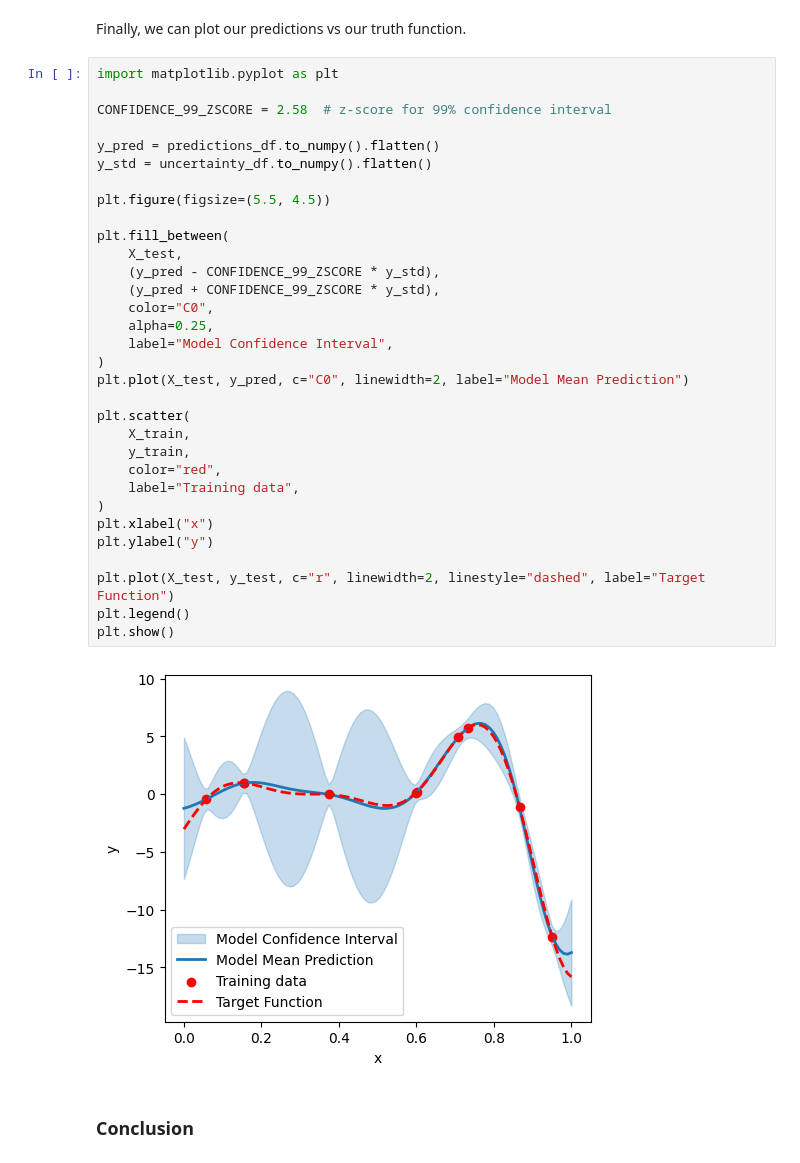
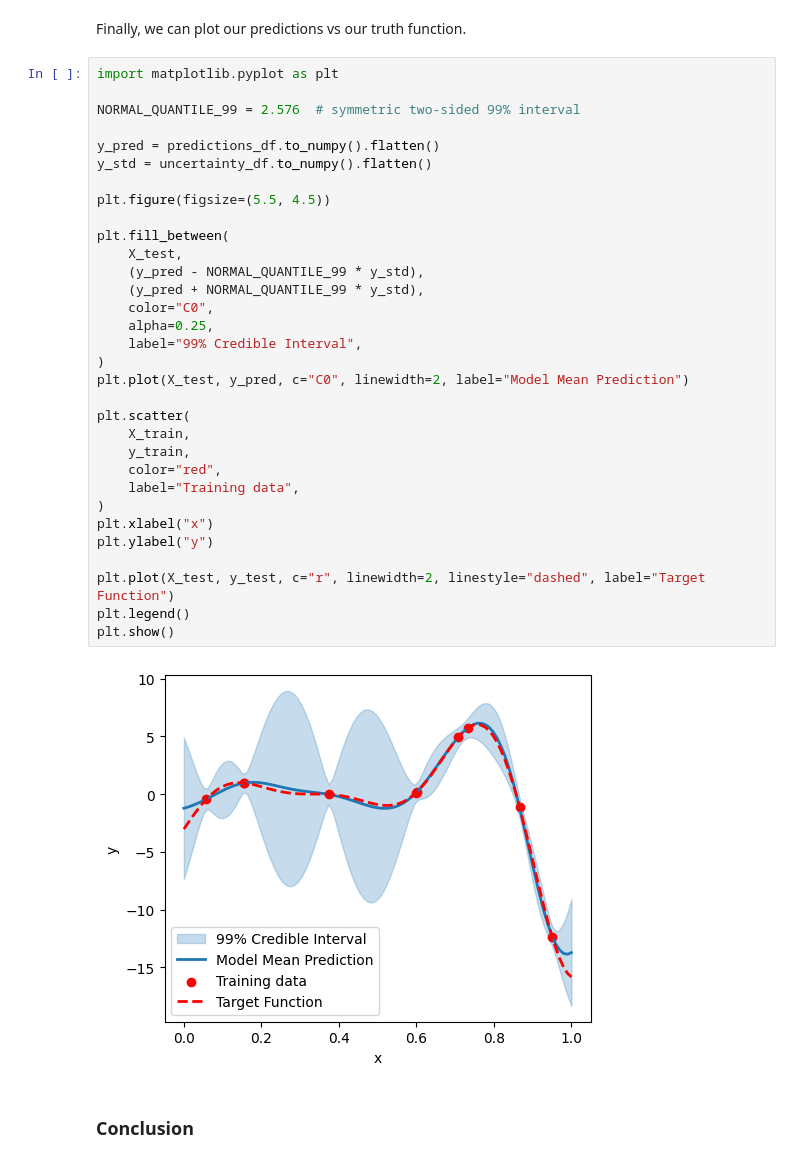
Before and after one commit to digiLab-ai/uncertainty-engine-sdk, a Jupyter notebook: examples/train_predict.ipynb, the cells around one changed output. Saved outputs shown, nothing was run; the diff lists cells and outputs as text.

Commit message:
Remove frequentist terminology and remake plot

```diff
--- a/examples/train_predict.ipynb
+++ b/examples/train_predict.ipynb
@@ -417,37 +417,37 @@ Finally, we can plot our predictions vs our truth function.
 # %%
 import matplotlib.pyplot as plt
 
-CONFIDENCE_99_ZSCORE = 2.58  # z-score for 99% confidence interval
+NORMAL_QUANTILE_99 = 2.576  # symmetric two-sided 99% interval
 
 y_pred = predictions_df.to_numpy().flatten()
 y_std = uncertainty_df.to_numpy().flatten()
 
 plt.figure(figsize=(5.5, 4.5))
 
 plt.fill_between(
     X_test,
-    (y_pred - CONFIDENCE_99_ZSCORE * y_std),
-    (y_pred + CONFIDENCE_99_ZSCORE * y_std),
+    (y_pred - NORMAL_QUANTILE_99 * y_std),
+    (y_pred + NORMAL_QUANTILE_99 * y_std),
     color="C0",
     alpha=0.25,
-    label="Model Confidence Interval",
+    label="99% Credible Interval",
 )
 plt.plot(X_test, y_pred, c="C0", linewidth=2, label="Model Mean Prediction")
 
 plt.scatter(
     X_train,
     y_train,
     color="red",
     label="Training data",
 )
 plt.xlabel("x")
 plt.ylabel("y")
 
 plt.plot(X_test, y_test, c="r", linewidth=2, linestyle="dashed", label="Target Function")
 plt.legend()
 plt.show()
 # %% [output]
-[figure, old version]
+[figure, new version]
 # %% [markdown]
 ### Conclusion
 # %% [markdown]
```
